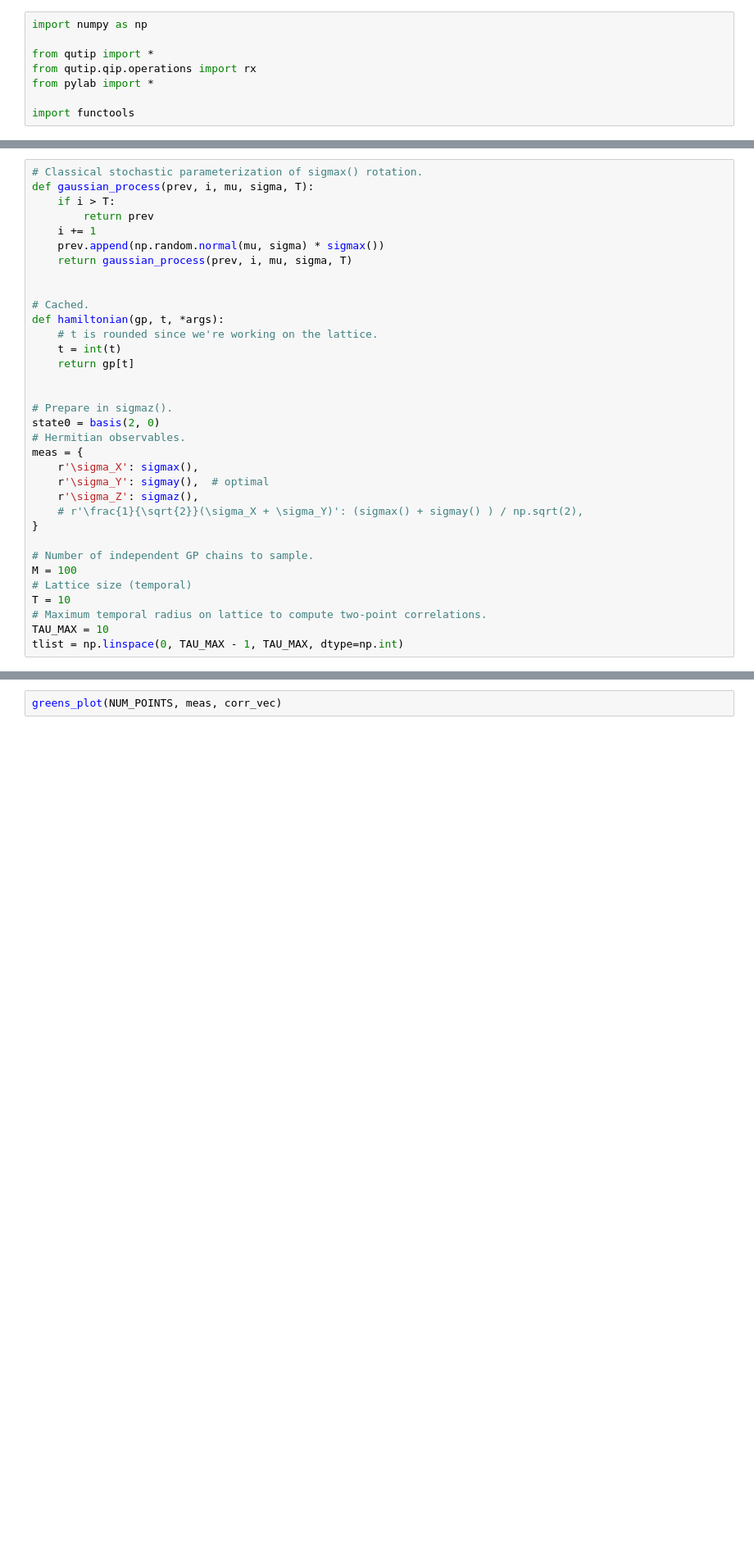
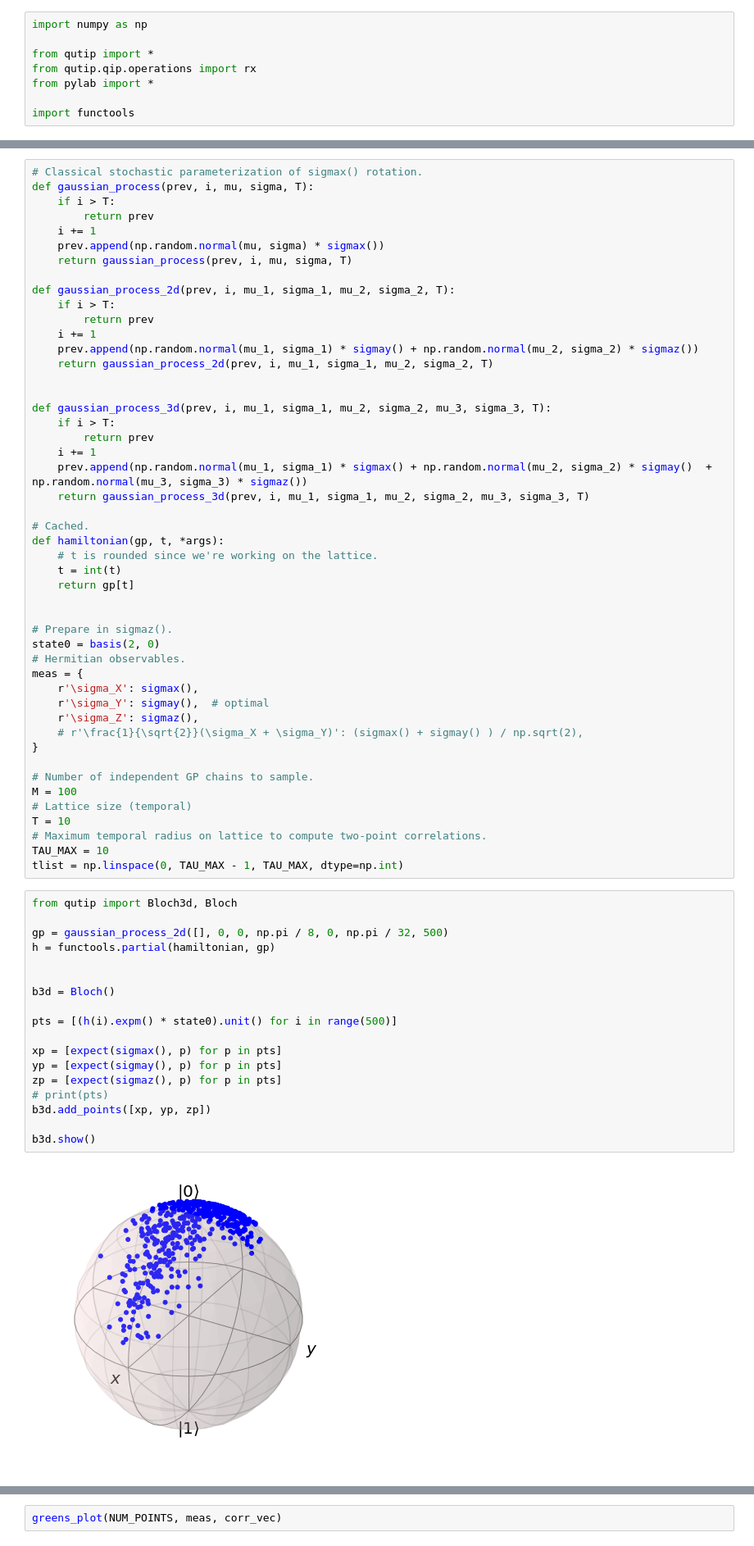
Before and after one commit to farice/SpectatorQubits, a Jupyter notebook: keldysh.ipynb, the cells around one changed output, grey strips where cells are left out. Shown at 82% size. Drawn from its saved outputs; the diff is of its cells as text; blank space fills up the shorter version.

```diff
--- a/keldysh.ipynb
+++ b/keldysh.ipynb
@@ -36,6 +36,20 @@ def gaussian_process(prev, i, mu, sigma, T):
     prev.append(np.random.normal(mu, sigma) * sigmax())
     return gaussian_process(prev, i, mu, sigma, T)
 
+def gaussian_process_2d(prev, i, mu_1, sigma_1, mu_2, sigma_2, T):
+    if i > T:
+        return prev
+    i += 1
+    prev.append(np.random.normal(mu_1, sigma_1) * sigmay() + np.random.normal(mu_2, sigma_2) * sigmaz())
+    return gaussian_process_2d(prev, i, mu_1, sigma_1, mu_2, sigma_2, T)
+
+
+def gaussian_process_3d(prev, i, mu_1, sigma_1, mu_2, sigma_2, mu_3, sigma_3, T):
+    if i > T:
+        return prev
+    i += 1
+    prev.append(np.random.normal(mu_1, sigma_1) * sigmax() + np.random.normal(mu_2, sigma_2) * sigmay()  + np.random.normal(mu_3, sigma_3) * sigmaz())
+    return gaussian_process_3d(prev, i, mu_1, sigma_1, mu_2, sigma_2, mu_3, sigma_3, T)
 
 # Cached.
 def hamiltonian(gp, t, *args):
@@ -61,3 +75,23 @@ T = 10
 # Maximum temporal radius on lattice to compute two-point correlations.
 TAU_MAX = 10
 tlist = np.linspace(0, TAU_MAX - 1, TAU_MAX, dtype=np.int)
+# %%
+from qutip import Bloch3d, Bloch
+
+gp = gaussian_process_2d([], 0, 0, np.pi / 8, 0, np.pi / 32, 500)
+h = functools.partial(hamiltonian, gp)
+
+
+b3d = Bloch()
+
+pts = [(h(i).expm() * state0).unit() for i in range(500)]
+
+xp = [expect(sigmax(), p) for p in pts]
+yp = [expect(sigmay(), p) for p in pts]
+zp = [expect(sigmaz(), p) for p in pts]
+# print(pts)
+b3d.add_points([xp, yp, zp])
+
+b3d.show()
+# %% [output]
+[figure, added]
```
Also changed, not shown: parts of 6 cells of this notebook, 3 other files.
